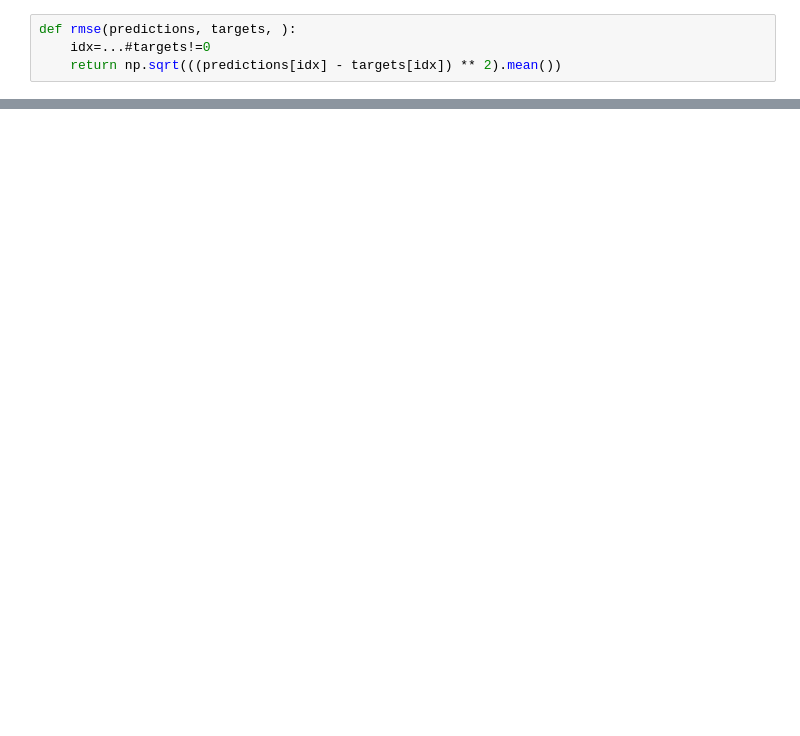
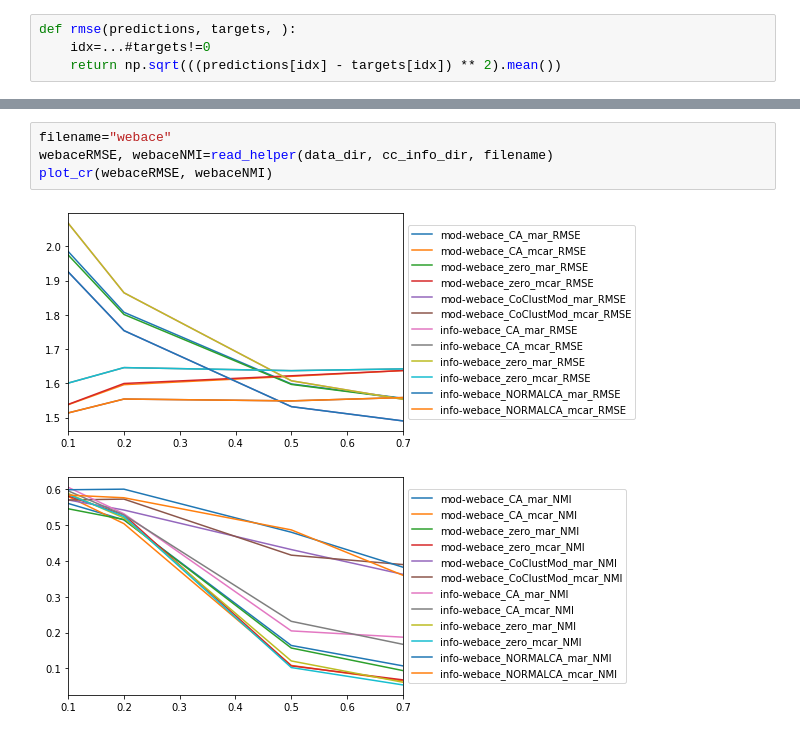
Before and after one commit to mahdiou-diallo/Projet_Innovation, a Jupyter notebook: result.ipynb, the cells around one changed output, grey strips where cells are left out. Cells and saved outputs as stored; diff of their text form; blank space fills up the shorter version.

```diff
--- a/result.ipynb
+++ b/result.ipynb
@@ -35,0 +90,7 @@ cstrRMSE, cstrNMI=compte_rendu(filename, partition_cstr)
+# %%
+filename="webace"
+webaceRMSE, webaceNMI=read_helper(data_dir, cc_info_dir, filename)
+plot_cr(webaceRMSE, webaceNMI)
+# %% [output]
+[figure, added]
+[figure, added]
```
Also changed, not shown: parts of 17 cells of this notebook, 1 other file.
